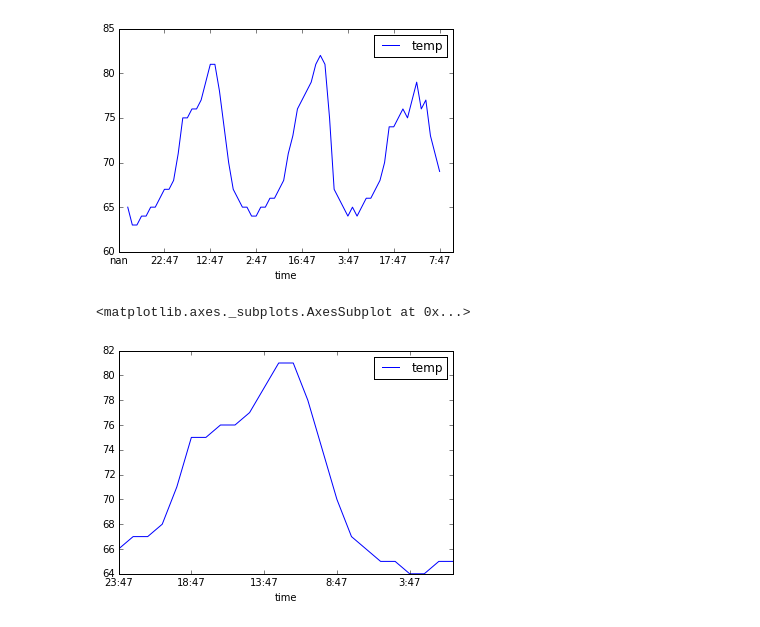
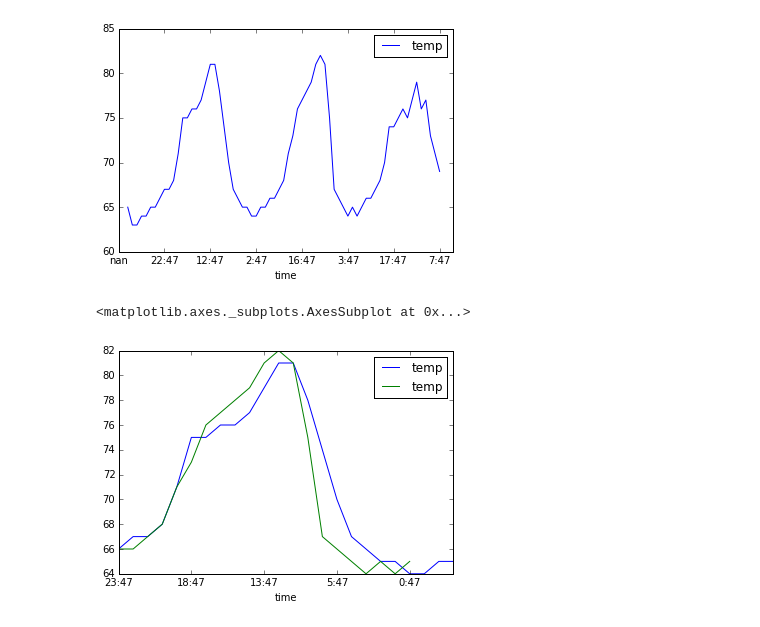
Before and after one commit to rec/EnergyEngineersCodes, a Jupyter notebook: Sample/Plot Data.ipynb, the cells around one changed output. Saved outputs shown, nothing was run; the diff lists cells and outputs as text; code cells hidden in the pictures.

Commit message:
Added a comparison plot

```diff
--- a/Sample/Plot Data.ipynb
+++ b/Sample/Plot Data.ipynb
@@ -66,8 +66,10 @@ df.plot('time','temp')
 [figure]
 # %%
 df_14 = df[df.date == 14]
+df_13 = df[df.date == 13]
-# %%
-df_14.plot('time','temp')
-# %% [output]
-<matplotlib.axes._subplots.AxesSubplot at 0x...>
-[figure, removed]
+# %%
+ax = df_14.plot('time','temp')
+df_13.plot('time', 'temp', ax=ax)
+# %% [output]
+<matplotlib.axes._subplots.AxesSubplot at 0x...>
+[figure, added]
```
